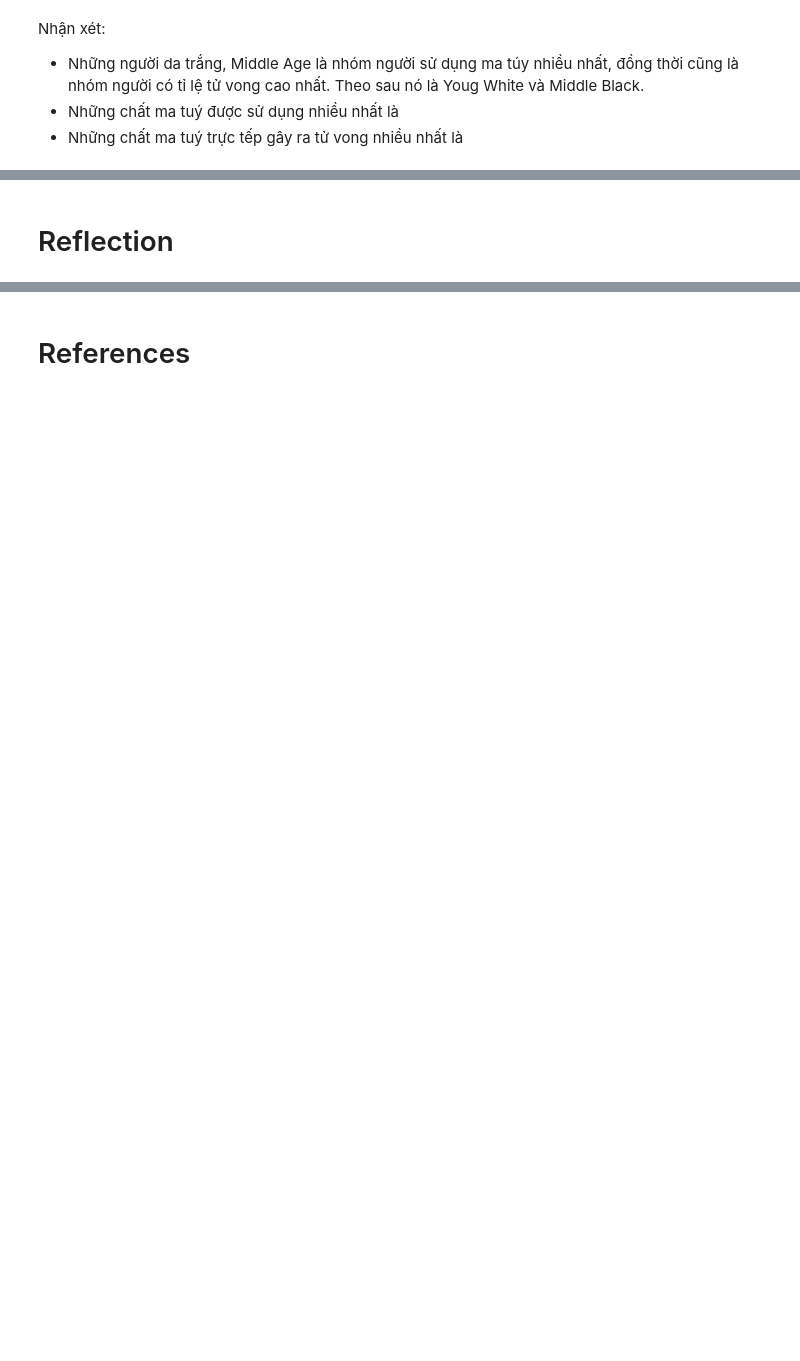
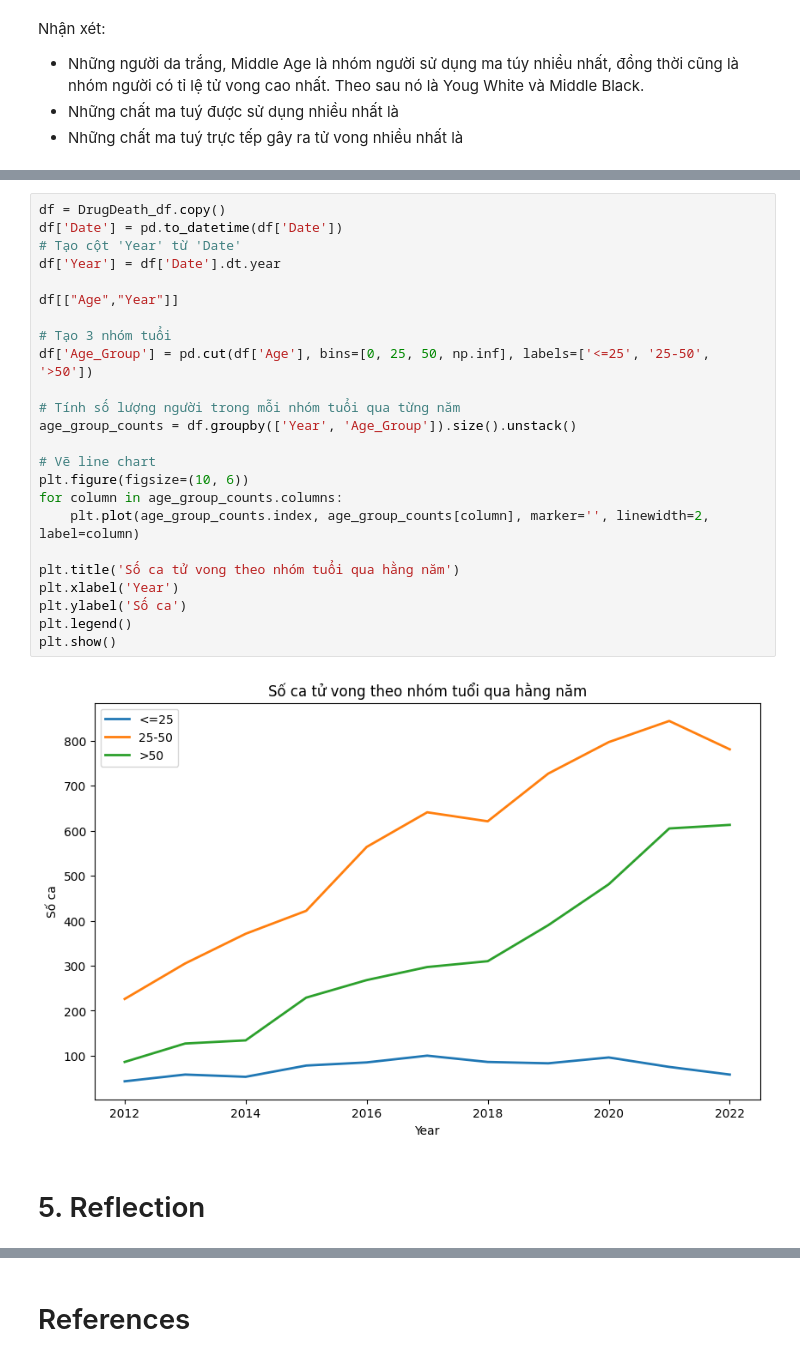
Before and after one commit to Lumine11/-Programming4DS---FinalProject, a Jupyter notebook: FinalProject.ipynb, the cells around one changed output, grey strips where cells are left out. Cells and saved outputs as stored; diff of their text form; blank space fills up the shorter version.

Commit message:
reflection

```diff
--- a/FinalProject.ipynb
+++ b/FinalProject.ipynb
@@ -702,2 +881,28 @@ Nhận xét:
+# %%
+df = DrugDeath_df.copy()
+df['Date'] = pd.to_datetime(df['Date'])
+# Tạo cột 'Year' từ 'Date'
+df['Year'] = df['Date'].dt.year
+
+df[["Age","Year"]]
+
+# Tạo 3 nhóm tuổi
+df['Age_Group'] = pd.cut(df['Age'], bins=[0, 25, 50, np.inf], labels=['<=25', '25-50', '>50'])
+
+# Tính số lượng người trong mỗi nhóm tuổi qua từng năm
+age_group_counts = df.groupby(['Year', 'Age_Group']).size().unstack()
+
+# Vẽ line chart
+plt.figure(figsize=(10, 6))
+for column in age_group_counts.columns:
+    plt.plot(age_group_counts.index, age_group_counts[column], marker='', linewidth=2, label=column)
+
+plt.title('Số ca tử vong theo nhóm tuổi qua hằng năm')
+plt.xlabel('Year')
+plt.ylabel('Số ca')
+plt.legend()
+plt.show()
+# %% [output]
+[figure, added]
 # %% [markdown]
-# Reflection
+# 5. Reflection
```
Also changed, not shown: parts of 38 cells of this notebook.
